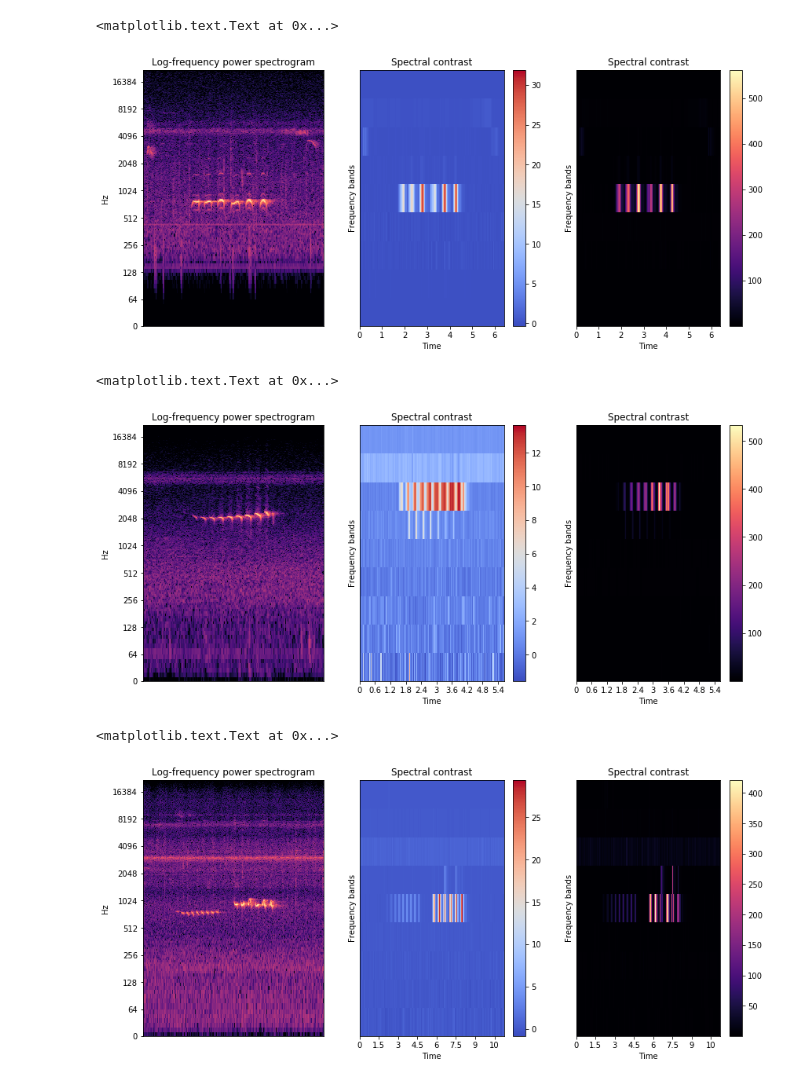
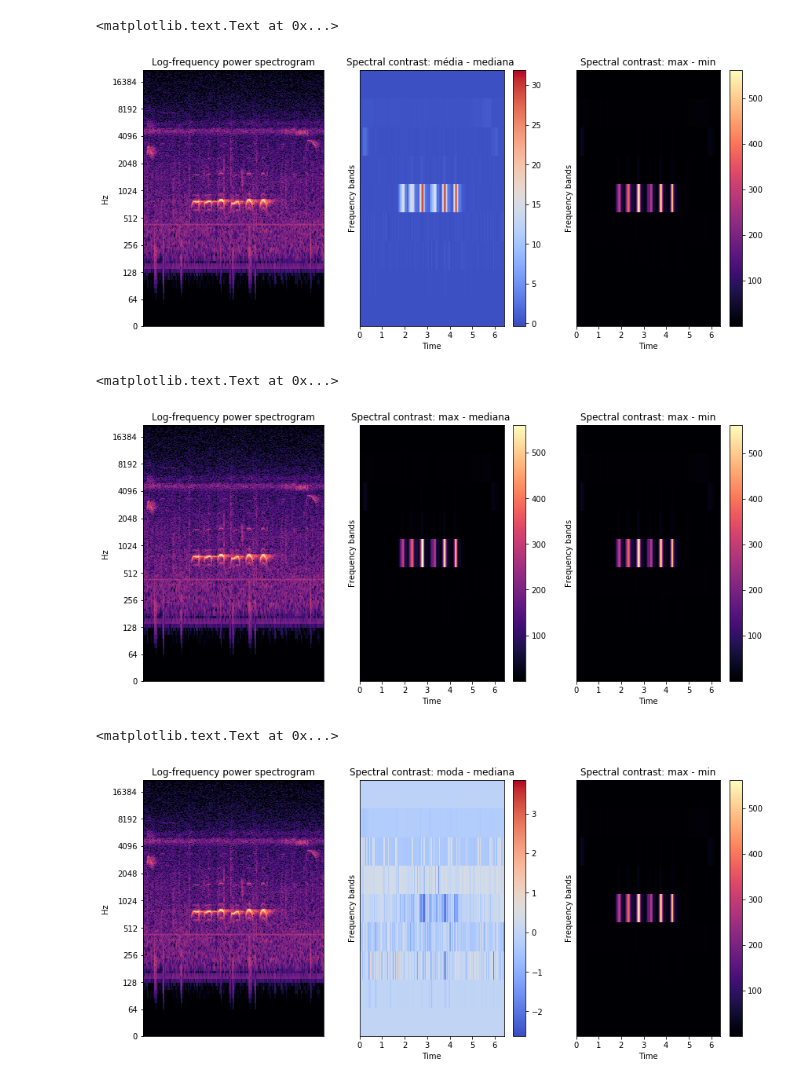
Before and after one commit to nicolasfigueiredo/ic-compmus, a Jupyter notebook: filtros/experimentos_filtro/desenvolvimento/my_spec_contrast.ipynb, the cells around one changed output. Drawn from its saved outputs; the diff is of its cells as text; code cells hidden in the pictures.

Commit message:
plots smc, organização

```diff
--- a/filtros/experimentos_filtro/desenvolvimento/my_spec_contrast.ipynb
+++ b/filtros/experimentos_filtro/desenvolvimento/my_spec_contrast.ipynb
@@ -5,9 +5,6 @@ import numpy as np
 import matplotlib.pyplot as plt
 import scipy.stats
 %matplotlib inline
-# %%
-y, sr = librosa.load("../../../audio/whittakeri.wav", sr=44100)
-Y = librosa.stft(y, n_fft = 4096, hop_length = 512)
 # %%
 def fft_frequencies(sr=44100, n_fft=4096):
     return np.linspace(0,
@@ -133,7 +104,7 @@ plt.subplot(1,3,2)
 librosa.display.specshow(contrast, x_axis='time', sr=sr, hop_length = 512)
 plt.ylabel('Frequency bands')
 plt.colorbar()
-plt.title('Spectral contrast')
+plt.title('Spectral contrast: média - mediana ')
 
 contrast = new_spectral_contrast(S=np.abs(Y), sr=sr, linear=True, n_bands=8, fmin=64, n_fft=4096, arg1='max', arg2='min')
 
@@ -141,36 +112,32 @@ plt.subplot(1,3,3)
 librosa.display.specshow(contrast, x_axis='time', sr=sr, hop_length = 512)
 plt.ylabel('Frequency bands')
 plt.colorbar()
-plt.title('Spectral contrast')
+plt.title('Spectral contrast: max - min')
 # %% [output]
 <matplotlib.text.Text at 0x...>
-[figure, old version]
+[figure, new version]
-# %%
-y, sr = librosa.load("../../../audio/natteri.wav", sr=44100)
-Y = librosa.stft(y, n_fft = 4096, hop_length = 512)
-Y_dB = librosa.amplitude_to_db(Y, ref=np.max)
 # %%
-contrast = new_spectral_contrast(S=np.abs(Y), sr=sr, linear=False, n_bands=8, fmin=64, n_fft=4096)
+contrast = new_spectral_contrast(S=np.abs(Y), sr=sr, linear=True, n_bands=8, fmin=64, n_fft=4096, arg1='max', arg2='median')
 
 plt.figure(figsize=(14,6))
 plt.subplot(1,3,1)
 librosa.display.specshow(Y_dB, y_axis='log', sr=sr, hop_length = 512)
 #plt.colorbar(format='%+2.0f dB')
 plt.title('Log-frequency power spectrogram')
 
 plt.subplot(1,3,2)
 librosa.display.specshow(contrast, x_axis='time', sr=sr, hop_length = 512)
 plt.ylabel('Frequency bands')
 plt.colorbar()
-plt.title('Spectral contrast')
+plt.title('Spectral contrast: max - mediana ')
 
 contrast = new_spectral_contrast(S=np.abs(Y), sr=sr, linear=True, n_bands=8, fmin=64, n_fft=4096, arg1='max', arg2='min')
 
 plt.subplot(1,3,3)
 librosa.display.specshow(contrast, x_axis='time', sr=sr, hop_length = 512)
 plt.ylabel('Frequency bands')
 plt.colorbar()
-plt.title('Spectral contrast')
+plt.title('Spectral contrast: max - min')
 # %% [output]
 <matplotlib.text.Text at 0x...>
-[figure, old version]
+[figure, new version]
@@ -181,5 +144,5 @@ Y_dB = librosa.amplitude_to_db(Y, ref=np.max)
 # %%
-contrast = new_spectral_contrast(S=np.abs(Y), sr=sr, linear=True, n_bands=8, fmin=64, n_fft=4096)
+contrast = new_spectral_contrast(S=np.abs(Y), sr=sr, linear=True, n_bands=8, fmin=64, n_fft=4096, arg1='mode', arg2='median')
 
 plt.figure(figsize=(14,6))
 plt.subplot(1,3,1)
@@ -191,7 +154,7 @@ plt.subplot(1,3,2)
 librosa.display.specshow(contrast, x_axis='time', sr=sr, hop_length = 512)
 plt.ylabel('Frequency bands')
 plt.colorbar()
-plt.title('Spectral contrast')
+plt.title('Spectral contrast: moda - mediana')
 
 contrast = new_spectral_contrast(S=np.abs(Y), sr=sr, linear=True, n_bands=8, fmin=64, n_fft=4096, arg1='max', arg2='min')
 
@@ -199,10 +162,10 @@ plt.subplot(1,3,3)
 librosa.display.specshow(contrast, x_axis='time', sr=sr, hop_length = 512)
 plt.ylabel('Frequency bands')
 plt.colorbar()
-plt.title('Spectral contrast')
+plt.title('Spectral contrast: max - min')
 # %% [output]
 <matplotlib.text.Text at 0x...>
-[figure, old version]
+[figure, new version]
 # %%
 y, sr = librosa.load("../../../audio/whittakeri.wav", sr=44100)
 Y = librosa.stft(y, n_fft = 4096, hop_length = 512)
```
Also changed, not shown: parts of 8 cells of this notebook, 8 other files.
